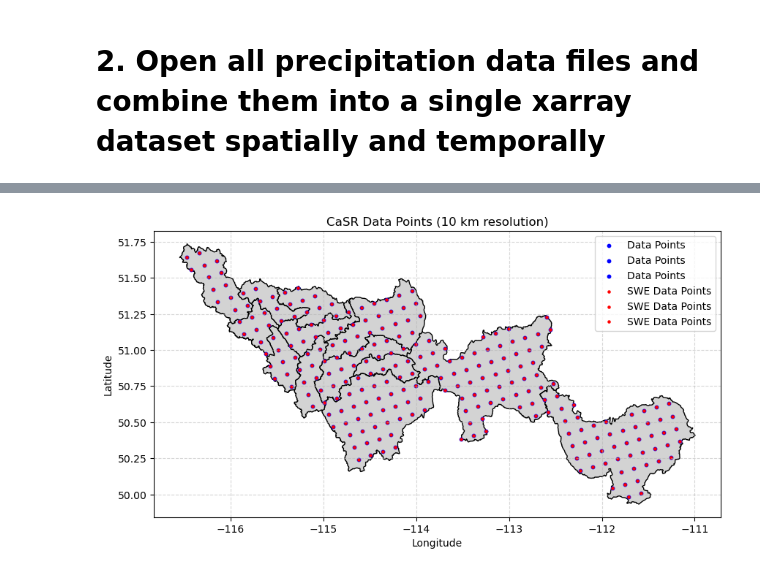
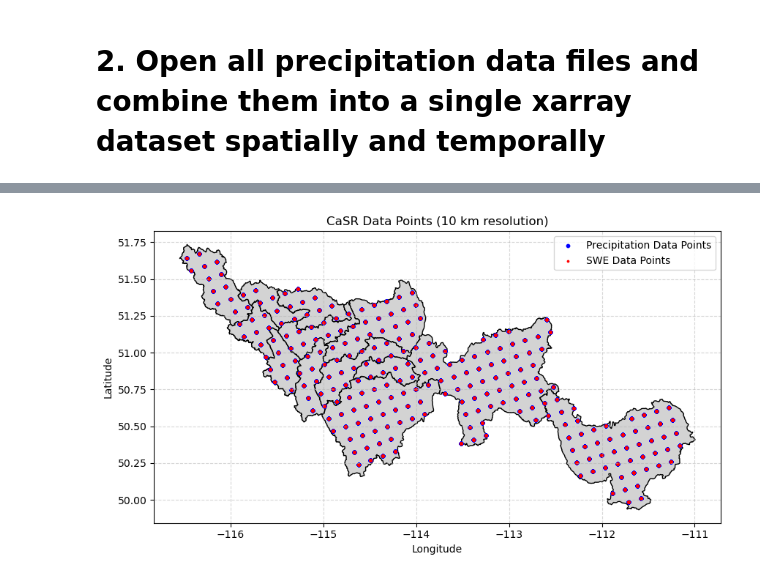
Before and after one commit to hasithajayamaha/snowdroughtindex-main, a Jupyter notebook: notebooks/workflows/0.3_CaSR_data_preparation.ipynb, the cells around one changed output, grey strips where cells are left out. Cells and saved outputs as stored; diff of their text form; code cells hidden in the pictures.

```diff
--- a/notebooks/workflows/0.3_CaSR_data_preparation.ipynb
+++ b/notebooks/workflows/0.3_CaSR_data_preparation.ipynb
@@ -347,33 +368,16 @@ Extracted SWE data saved to C:\Users\walimunige.rupasingh\OneDrive - University
 # %%
-# open csv files
-bow_precip_data1 = pd.read_csv(output_path + 'bow_precip_data_rlon211-245_rlat421-455.csv')
-bow_precip_data2 = pd.read_csv(output_path + 'bow_precip_data_rlon246-280_rlat421-455.csv')
-bow_precip_data3 = pd.read_csv(output_path + 'bow_precip_data_rlon246-280_rlat386-420.csv')
 
 #convert lon from 0-360 to -180 to 180 format
-bow_precip_data1['lon'] = ((bow_precip_data1['lon'] + 180) % 360) - 180
-bow_precip_data2['lon'] = ((bow_precip_data2['lon'] + 180) % 360) - 180
-bow_precip_data3['lon'] = ((bow_precip_data3['lon'] + 180) % 360) - 180
+bow_precip_data['lon'] = ((bow_precip_data['lon'] + 180) % 360) - 180
 
 # convert to GeoDataFrame
-gdf_bow_precip_data1 = gpd.GeoDataFrame(
-    bow_precip_data1,
-    geometry=gpd.points_from_xy(bow_precip_data1['lon'], bow_precip_data1['lat']),
+gdf_bow_precip_data = gpd.GeoDataFrame(
+    bow_precip_data,
+    geometry=gpd.points_from_xy(bow_precip_data['lon'], bow_precip_data['lat']),
     crs='EPSG:4326'  # Assuming the coordinates are in WGS84
 )
-gdf_bow_precip_data2 = gpd.GeoDataFrame(
-    bow_precip_data2,
-    geometry=gpd.points_from_xy(bow_precip_data2['lon'], bow_precip_data2['lat']),
-    crs='EPSG:4326'  # Assuming the coordinates are in WGS84
-)
-gdf_bow_precip_data3 = gpd.GeoDataFrame(
-    bow_precip_data3,
-    geometry=gpd.points_from_xy(bow_precip_data3['lon'], bow_precip_data3['lat']),
-    crs='EPSG:4326'  # Assuming the coordinates are in WGS84
-)
+
 # Display the GeoDataFrames
-display(gdf_bow_precip_data1.head())
-display(gdf_bow_precip_data2.head())
-display(gdf_bow_precip_data3.head())
+display(gdf_bow_precip_data.head())
 # %% [output]
 |  | time | rlat | rlon | lon | lat | rotated_pole | CaSR_v3.1_A_PR24_SFC | geometry |
@@ -397,28 +389,20 @@ display(gdf_bow_precip_data3.head())
 # %%
 # drop repeated coordinates based on geometry column
-gdf_bow_precip_data1 = gdf_bow_precip_data1.drop_duplicates(subset="geometry")
-gdf_bow_precip_data2 = gdf_bow_precip_data2.drop_duplicates(subset="geometry")
-gdf_bow_precip_data3 = gdf_bow_precip_data3.drop_duplicates(subset="geometry")
+gdf_bow_precip_data1 = gdf_bow_precip_data.drop_duplicates(subset="geometry")
 
-gdf_bow_swe_data1 = gdf_bow_swe_data1.drop_duplicates(subset="geometry")
-gdf_bow_swe_data2 = gdf_bow_swe_data2.drop_duplicates(subset="geometry")
-gdf_bow_swe_data3 = gdf_bow_swe_data3.drop_duplicates(subset="geometry")
+gdf_bow_swe_data1 = gdf_bow_swe_data.drop_duplicates(subset="geometry")
 
 # plot data points and shapefile
 fig, ax = plt.subplots(figsize=(10, 10))
 bow_elevation.plot(ax=ax, color='lightgrey', edgecolor='black')
-gdf_bow_precip_data1.plot(ax=ax, color='blue', markersize=10, label='Data Points')
-gdf_bow_precip_data2.plot(ax=ax, color='blue', markersize=10, label='Data Points')
-gdf_bow_precip_data3.plot(ax=ax, color='blue', markersize=10, label='Data Points')
-gdf_bow_swe_data1.plot(ax=ax, color='red', markersize=5, label='SWE Data Points')
-gdf_bow_swe_data2.plot(ax=ax, color='red', markersize=5, label='SWE Data Points')
-gdf_bow_swe_data3.plot(ax=ax, color='red', markersize=5, label='SWE Data Points')
+gdf_bow_precip_data.plot(ax=ax, color='blue', markersize=10, label='Precipitation Data Points')
+gdf_bow_swe_data.plot(ax=ax, color='red', markersize=3, label='SWE Data Points')
 ax.grid(True, linestyle='--', alpha=0.5)
 ax.set_title('CaSR Data Points (10 km resolution)')
 ax.set_xlabel('Longitude')
 ax.set_ylabel('Latitude')
 plt.legend()
 plt.savefig(output_path + 'bow_data_points_plot.png', dpi=300)
 plt.show()
 # %% [output]
-[figure, old version]
+[figure, new version]
```
Also changed, not shown: parts of 8 cells of this notebook.
